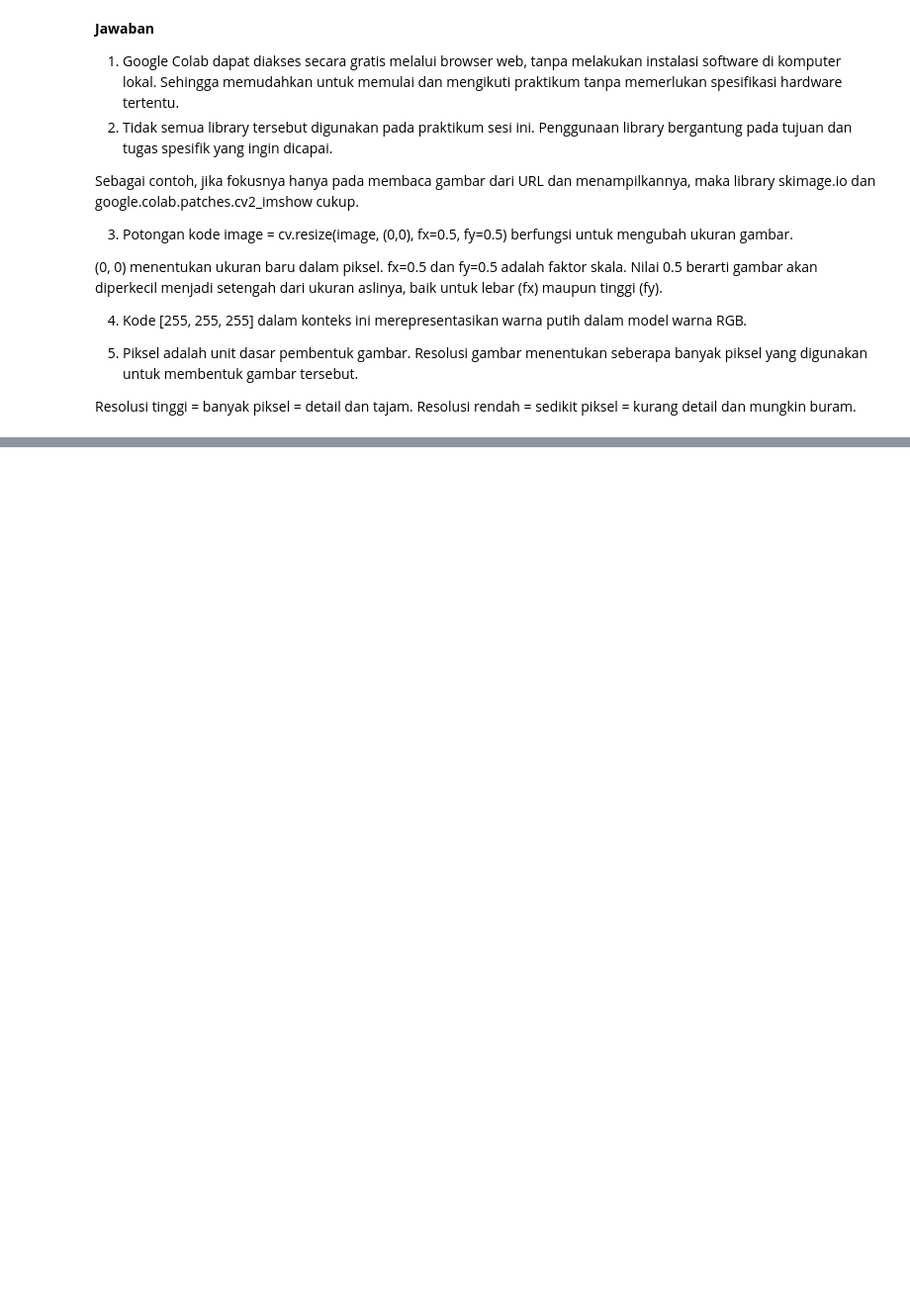
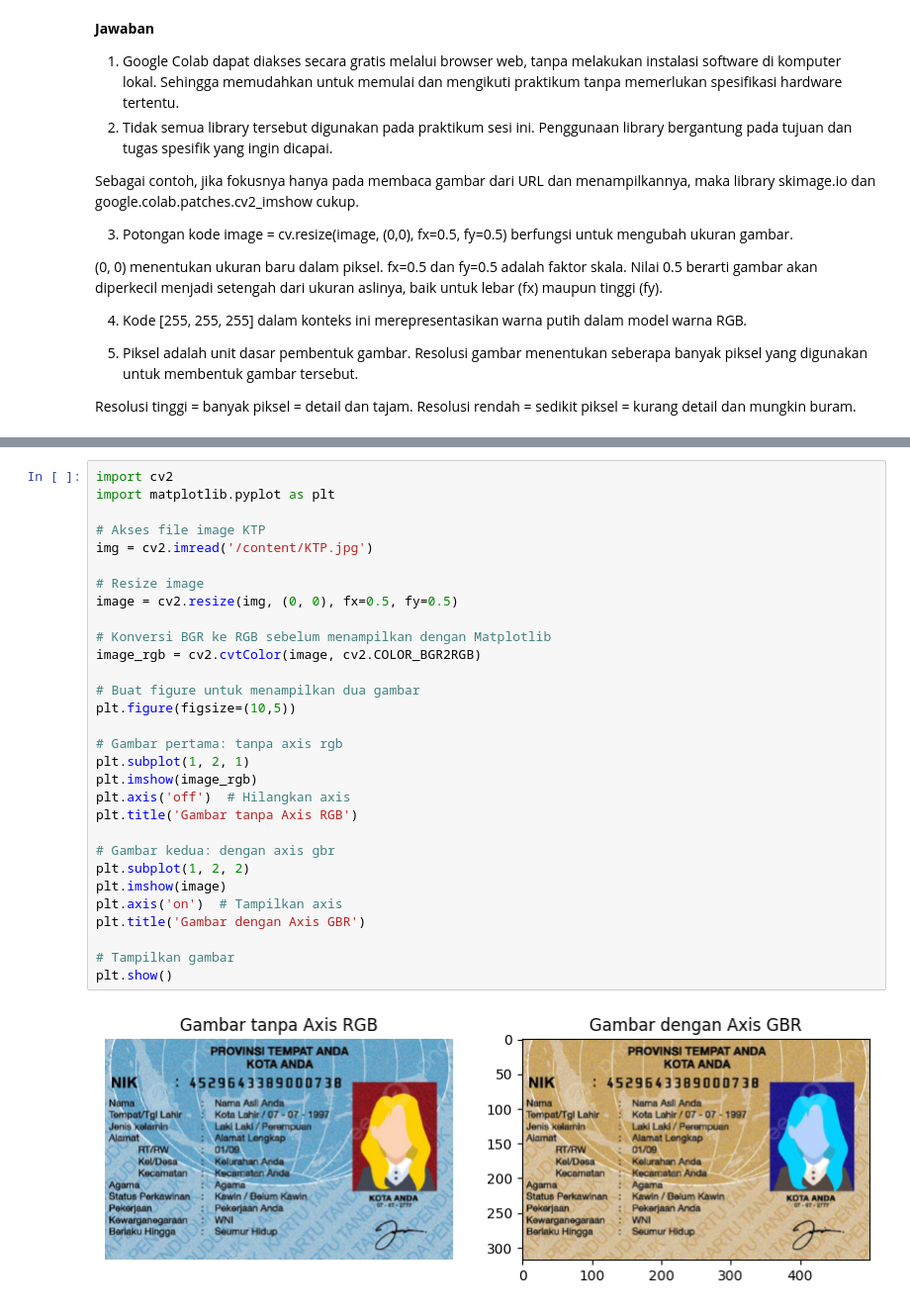
Before and after one commit to riobagas02/PCVK_Ganjil_2024, a Jupyter notebook: Week1.ipynb, the cells around one changed output, grey strips where cells are left out. Shown at 99% size. Drawn from its saved outputs; the diff is of its cells as text; blank space fills up the shorter version.

```diff
--- a/Week1.ipynb
+++ b/Week1.ipynb
@@ -151,0 +155,32 @@ cv2_imshow(final_frame)
+# %%
+import cv2
+import matplotlib.pyplot as plt
+
+# Akses file image KTP
+img = cv2.imread('/content/KTP.jpg')
+
+# Resize image
+image = cv2.resize(img, (0, 0), fx=0.5, fy=0.5)
+
+# Konversi BGR ke RGB sebelum menampilkan dengan Matplotlib
+image_rgb = cv2.cvtColor(image, cv2.COLOR_BGR2RGB)
+
+# Buat figure untuk menampilkan dua gambar
+plt.figure(figsize=(10,5))
+
+# Gambar pertama: tanpa axis rgb
+plt.subplot(1, 2, 1)
+plt.imshow(image_rgb)
+plt.axis('off')  # Hilangkan axis
+plt.title('Gambar tanpa Axis RGB')
+
+# Gambar kedua: dengan axis gbr
+plt.subplot(1, 2, 2)
+plt.imshow(image)
+plt.axis('on')  # Tampilkan axis
+plt.title('Gambar dengan Axis GBR')
+
+# Tampilkan gambar
+plt.show()
+# %% [output]
+[figure, added]
```
Also changed, not shown: parts of 13 cells of this notebook.
